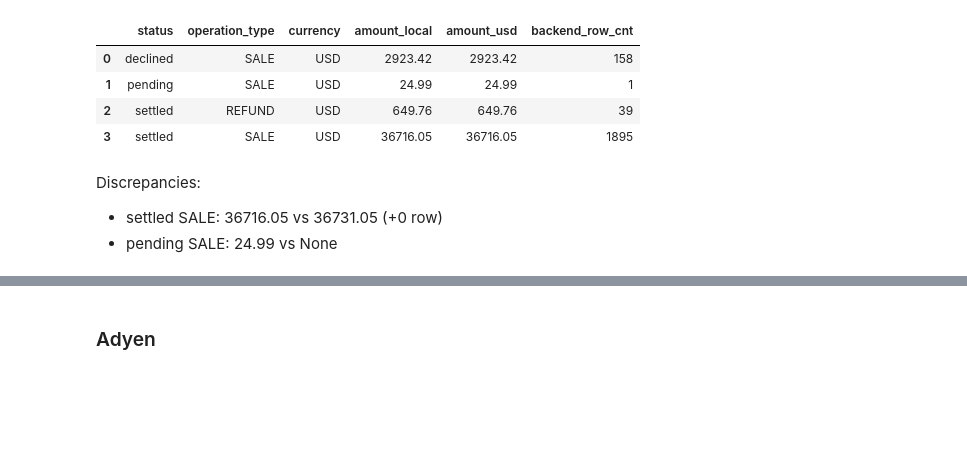
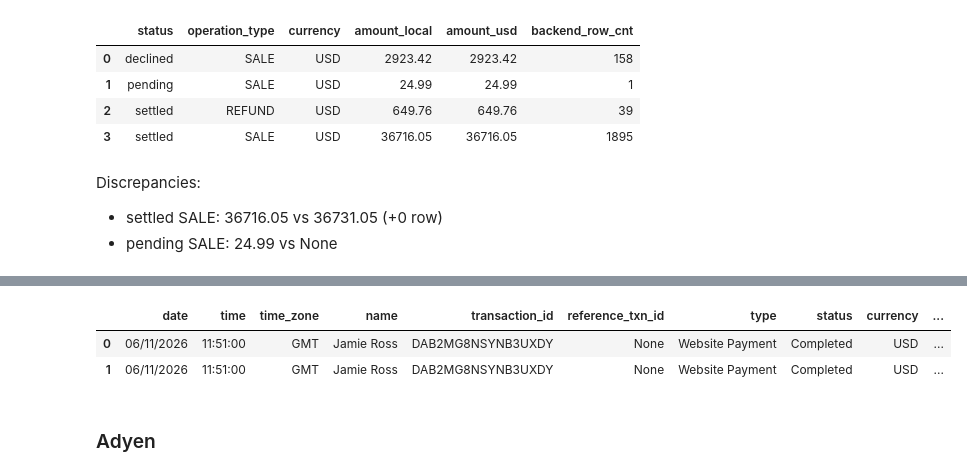
Before and after one commit to am-tropin/test-simple-life-app, a Jupyter notebook: task.ipynb, the cells around one changed output, grey strips where cells are left out. Saved outputs shown, nothing was run; the diff lists cells and outputs as text; code cells hidden in the pictures; blank space fills up the shorter version.

```diff
--- a/task.ipynb
+++ b/task.ipynb
@@ -805,3 +928,20 @@ Discrepancies:
+# %%
+query_paypal2 = """
+WITH paypal as (
+    SELECT pp.*
+    FROM paypal_us_activity_20260601_20260703 pp
+    WHERE pp.datetime_utc >= '2026-06-01' AND pp.datetime_utc < '2026-07-01'
+        and pp.transaction_id in ('DAB2MG8NSYNB3UXDY')
+)
+select *
+from paypal
+"""
+result_paypal2 = pd.read_sql(query_paypal2, conn)
+result_paypal2
+# %% [output]
+|  | date | time | time_zone | name | transaction_id | reference_txn_id | type | status | currency | ... |
+| 0 | 06/11/2026 | 11:51:00 | GMT | Jamie Ross | DAB2MG8NSYNB3UXDY | None | Website Payment | Completed | USD | ... |
+| 1 | 06/11/2026 | 11:51:00 | GMT | Jamie Ross | DAB2MG8NSYNB3UXDY | None | Website Payment | Completed | USD | ... |
 # %% [markdown]
 ### Adyen
 # %%
```
Also changed, not shown: parts of 13 cells of this notebook.
